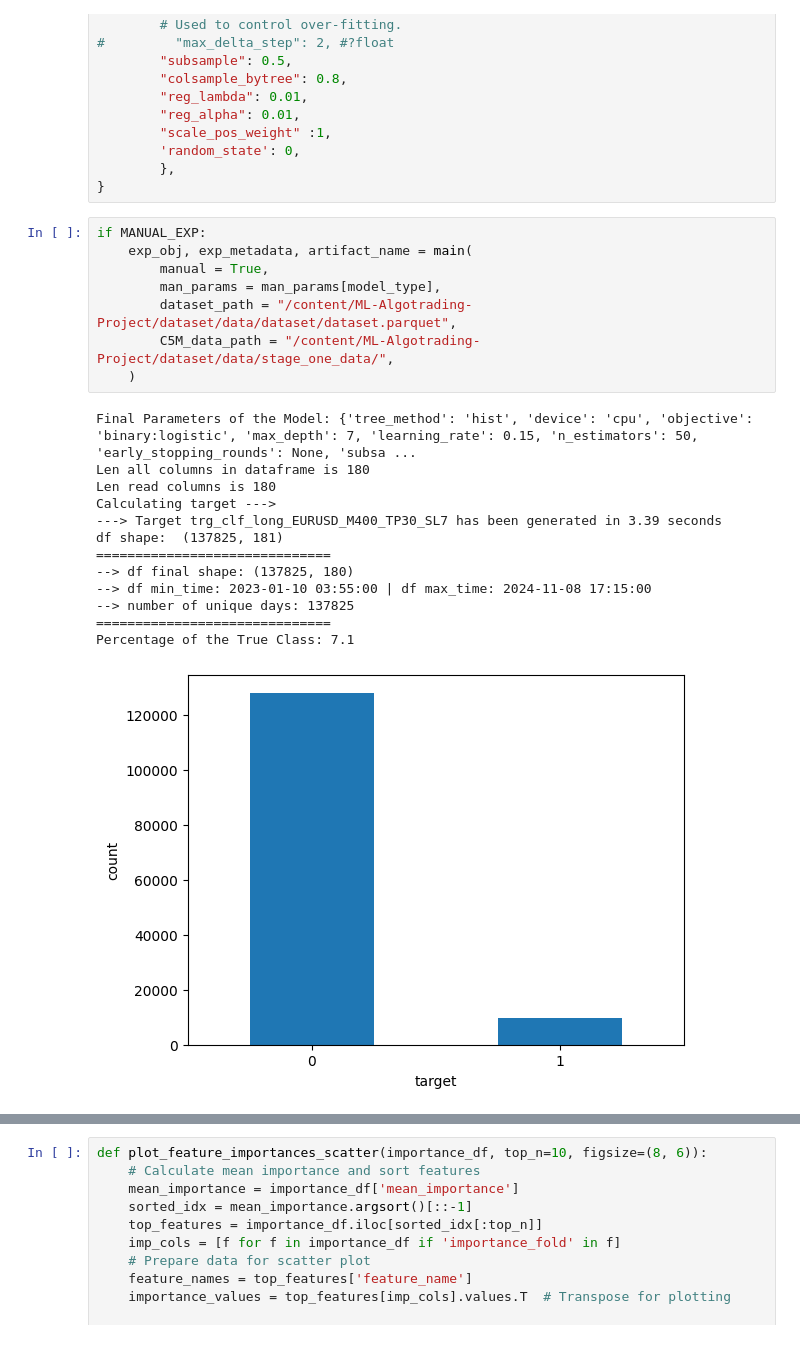
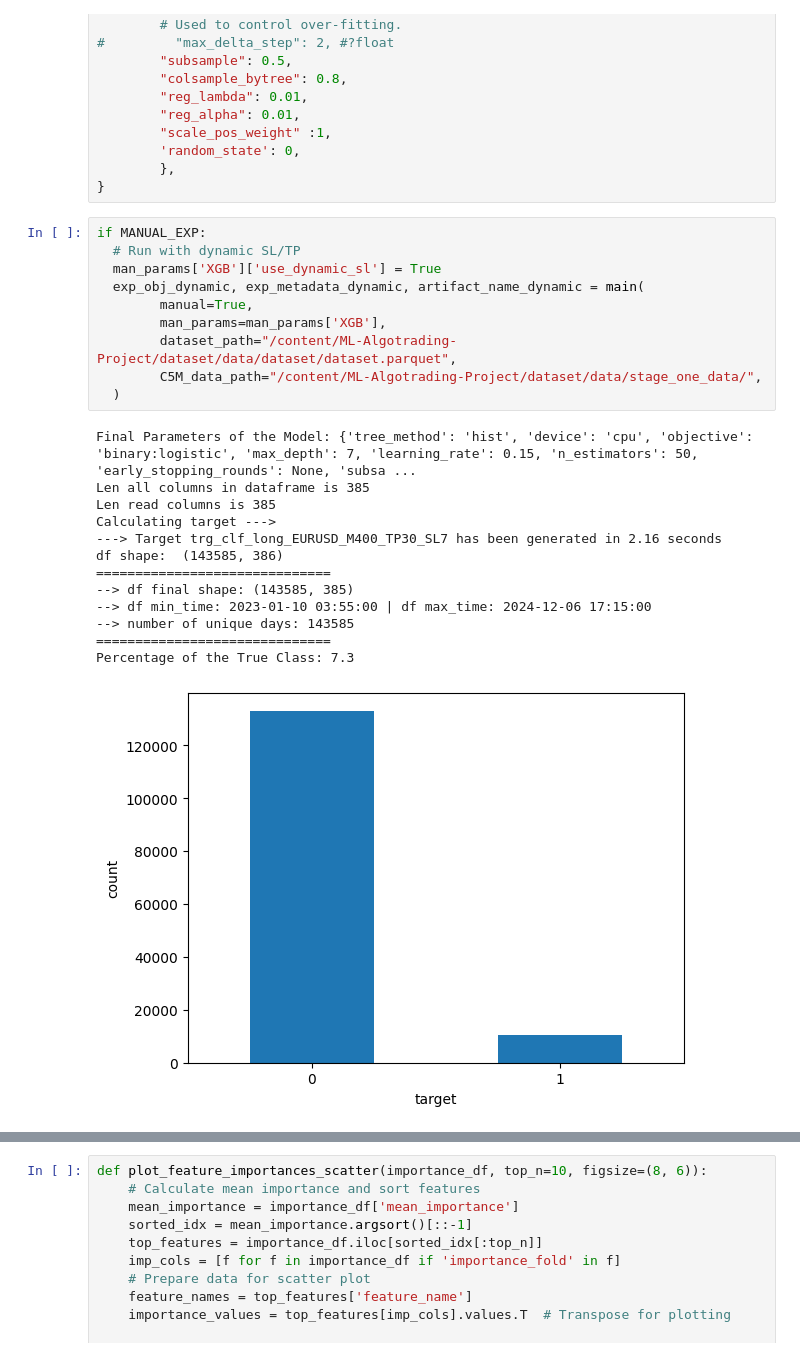
Before and after one commit to Alpha-Hunterss/ML-Algotrading-Project, a Jupyter notebook: algotrading_experiments_colab.ipynb, the cells around one changed output, grey strips where cells are left out. Saved outputs shown, nothing was run; the diff lists cells and outputs as text.

Commit message:
fix a bug and comparison between dynamic sl/tp and the fix one

```diff
--- a/algotrading_experiments_colab.ipynb
+++ b/algotrading_experiments_colab.ipynb
@@ -752,24 +696,26 @@ man_params['XGB'] = {
 }
 # %%
 if MANUAL_EXP:
-    exp_obj, exp_metadata, artifact_name = main(
-        manual = True,
-        man_params = man_params[model_type],
-        dataset_path = "/content/ML-Algotrading-Project/dataset/data/dataset/dataset.parquet",
-        C5M_data_path = "/content/ML-Algotrading-Project/dataset/data/stage_one_data/",
-    )
+  # Run with dynamic SL/TP
+  man_params['XGB']['use_dynamic_sl'] = True
+  exp_obj_dynamic, exp_metadata_dynamic, artifact_name_dynamic = main(
+        manual=True,
+        man_params=man_params['XGB'],
+        dataset_path="/content/ML-Algotrading-Project/dataset/data/dataset/dataset.parquet",
+        C5M_data_path="/content/ML-Algotrading-Project/dataset/data/stage_one_data/",
+  )
 # %% [output]
 Final Parameters of the Model: {'tree_method': 'hist', 'device': 'cpu', 'objective': 'binary:logistic', 'max_depth': 7, 'learning_rate': 0.15, 'n_estimators': 50, 'early_stopping_rounds': None, 'subsa ...
-Len all columns in dataframe is 180
-Len read columns is 180
+Len all columns in dataframe is 385
+Len read columns is 385
 Calculating target --->
----> Target trg_clf_long_EURUSD_M400_TP30_SL7 has been generated in 3.39 seconds
-df shape:  (137825, 181)
+---> Target trg_clf_long_EURUSD_M400_TP30_SL7 has been generated in 2.16 seconds
+df shape:  (143585, 386)
 ==============================
---> df final shape: (137825, 180)
---> df min_time: 2023-01-10 03:55:00 | df max_time: 2024-11-08 17:15:00
---> number of unique days: 137825
+--> df final shape: (143585, 385)
+--> df min_time: 2023-01-10 03:55:00 | df max_time: 2024-12-06 17:15:00
+--> number of unique days: 143585
 ==============================
-Percentage of the True Class: 7.1
+Percentage of the True Class: 7.3
-[figure, old version]
+[figure, new version]
 Fold 0:
```
Also changed, not shown: parts of 41 cells of this notebook, 1 other file.
